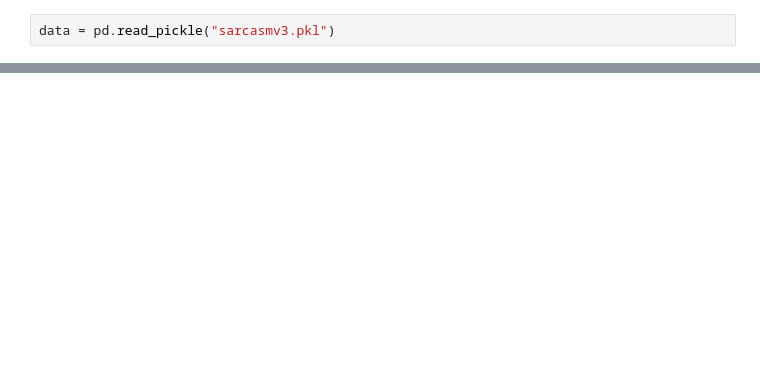
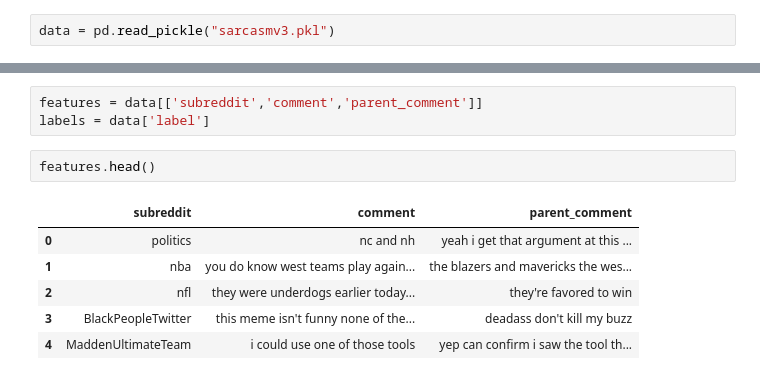
Before and after one commit to Kelvinli5354/Sarcasm_Detect, a Jupyter notebook: Model.ipynb, the cells around one changed output, grey strips where cells are left out. Drawn from its saved outputs; the diff is of its cells as text; blank space fills up the shorter version.

```diff
--- a/Model.ipynb
+++ b/Model.ipynb
@@ -26,0 +87,12 @@ data.head()
+# %%
+features = data[['subreddit','comment','parent_comment']]
+labels = data['label']
+# %%
+features.head()
+# %% [output]
+|  | subreddit | comment | parent_comment |
+| 0 | politics | nc and nh | yeah i get that argument at this ... |
+| 1 | nba | you do know west teams play again... | the blazers and mavericks the wes... |
+| 2 | nfl | they were underdogs earlier today... | they're favored to win |
+| 3 | BlackPeopleTwitter | this meme isn't funny none of the... | deadass don't kill my buzz |
+| 4 | MaddenUltimateTeam | i could use one of those tools | yep can confirm i saw the tool th... |
```
Also changed, not shown: parts of 38 cells of this notebook.
